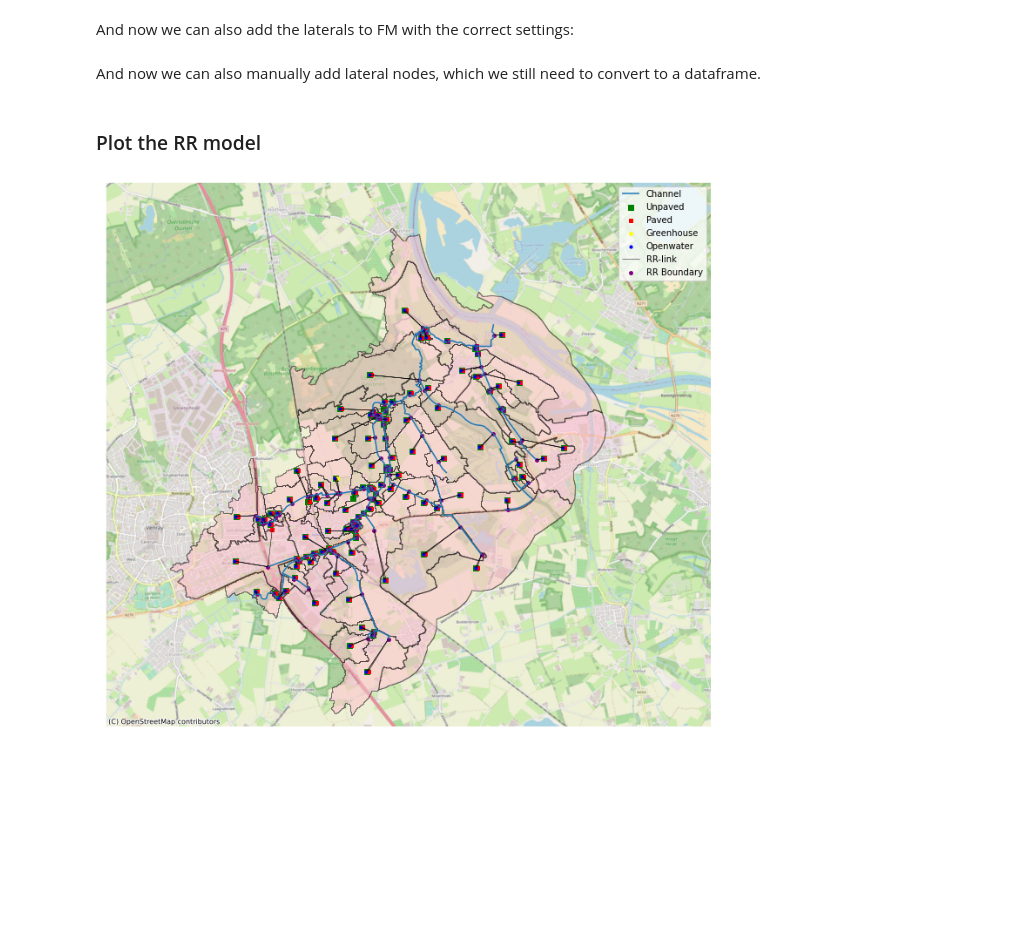
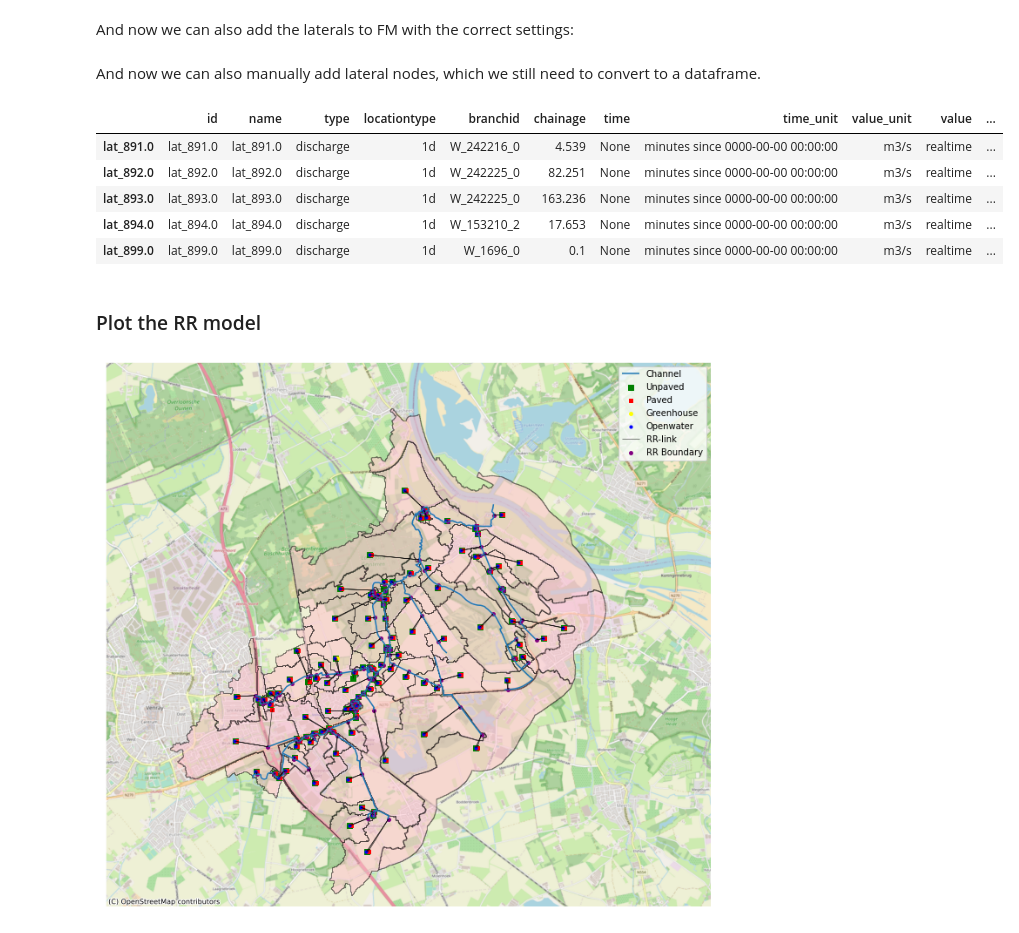
Before and after one commit to Deltares/HYDROLIB, a Jupyter notebook: hydrolib/notebooks/Hydrolib-D-Hydamo_usage_introduction_RRFM.ipynb, the cells around one changed output. Cells and saved outputs as stored; diff of their text form; code cells hidden in the pictures; blank space fills up the shorter version.

```diff
--- a/hydrolib/notebooks/Hydrolib-D-Hydamo_usage_introduction_RRFM.ipynb
+++ b/hydrolib/notebooks/Hydrolib-D-Hydamo_usage_introduction_RRFM.ipynb
@@ -647,8 +718,16 @@ hydamo.external_forcings.convert.laterals(hydamo.laterals, lateral_discharges=No
 # %% [markdown]
 And now we can also manually add lateral nodes, which we still need to convert to a dataframe.
 # %%
-hydamo.external_forcings.add_lateral('LAT_01','W_242209_0', '5.0', series)
-hydamo.external_forcings.lateral_nodes = hydamo.dict_to_dataframe(hydamo.external_forcings.lateral_nodes)
+# hydamo.external_forcings.add_lateral("LAT_01", "W_242209_0", "5.0", series)
+# %%
+hydamo.dict_to_dataframe(hydamo.external_forcings.lateral_nodes).tail()
+# %% [output]
+|  | id | name | type | locationtype | branchid | chainage | time | time_unit | value_unit | value | ... |
+| lat_891.0 | lat_891.0 | lat_891.0 | discharge | 1d | W_242216_0 | 4.539 | None | minutes since 0000-00-00 00:00:00 | m3/s | realtime | ... |
+| lat_892.0 | lat_892.0 | lat_892.0 | discharge | 1d | W_242225_0 | 82.251 | None | minutes since 0000-00-00 00:00:00 | m3/s | realtime | ... |
+| lat_893.0 | lat_893.0 | lat_893.0 | discharge | 1d | W_242225_0 | 163.236 | None | minutes since 0000-00-00 00:00:00 | m3/s | realtime | ... |
+| lat_894.0 | lat_894.0 | lat_894.0 | discharge | 1d | W_153210_2 | 17.653 | None | minutes since 0000-00-00 00:00:00 | m3/s | realtime | ... |
+| lat_899.0 | lat_899.0 | lat_899.0 | discharge | 1d | W_1696_0 | 0.1 | None | minutes since 0000-00-00 00:00:00 | m3/s | realtime | ... |
 # %% [markdown]
 ### Plot the RR model
 # %%
```
Also changed, not shown: parts of 39 cells of this notebook.
